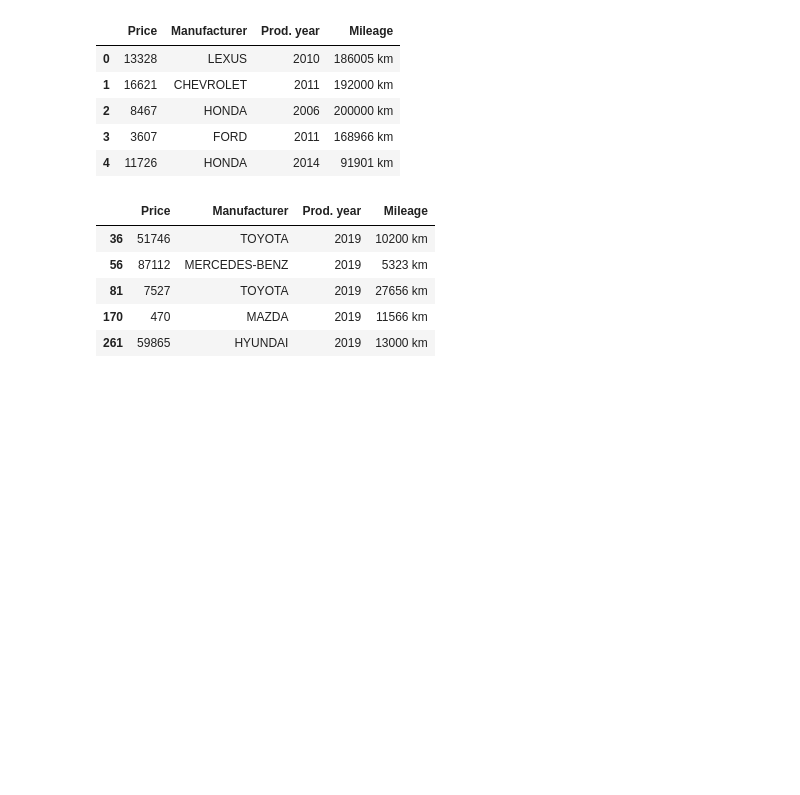
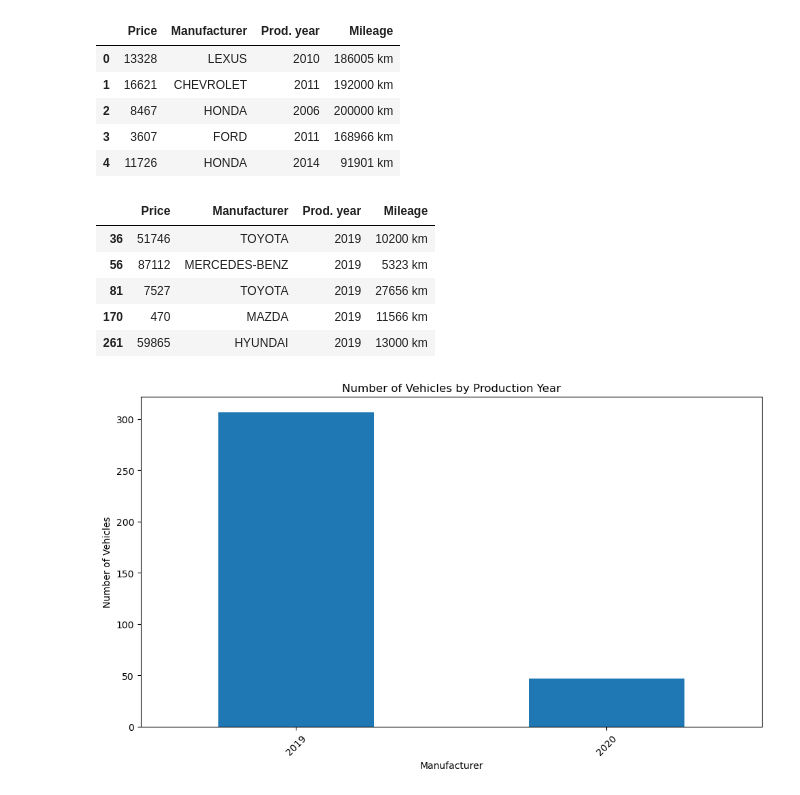
Before and after one commit to davidrf93/Project-1, a Jupyter notebook: Project 1 - Group 5.ipynb, the cells around one changed output. Cells and saved outputs as stored; diff of their text form; code cells hidden in the pictures; blank space fills up the shorter version.

```diff
--- a/Project 1 - Group 5.ipynb
+++ b/Project 1 - Group 5.ipynb
@@ -124,3 +124,18 @@ singlevehicle_data4.head()
 | 81 | 7527 | TOYOTA | 2019 | 27656 km |
 | 170 | 470 | MAZDA | 2019 | 11566 km |
 | 261 | 59865 | HYUNDAI | 2019 | 13000 km |
+# %%
+singlevehicle_data3 = pd.read_csv('DataSets/train.csv')
+singlevehicle_data4 = singlevehicle_data3.loc[singlevehicle_data3["Prod. year"].astype(str).between("2019", "2023")]
+year_counts = singlevehicle_data4["Prod. year"].value_counts()
+plt.figure(figsize=(10, 6))
+year_counts.plot(kind='bar')
+plt.title('Number of Vehicles by Production Year')
+plt.xlabel('Manufacturer')
+plt.ylabel('Number of Vehicles')
+plt.xticks(rotation=45)
+plt.tight_layout()
+
+plt.show()
+# %% [output]
+[figure, added]
```
